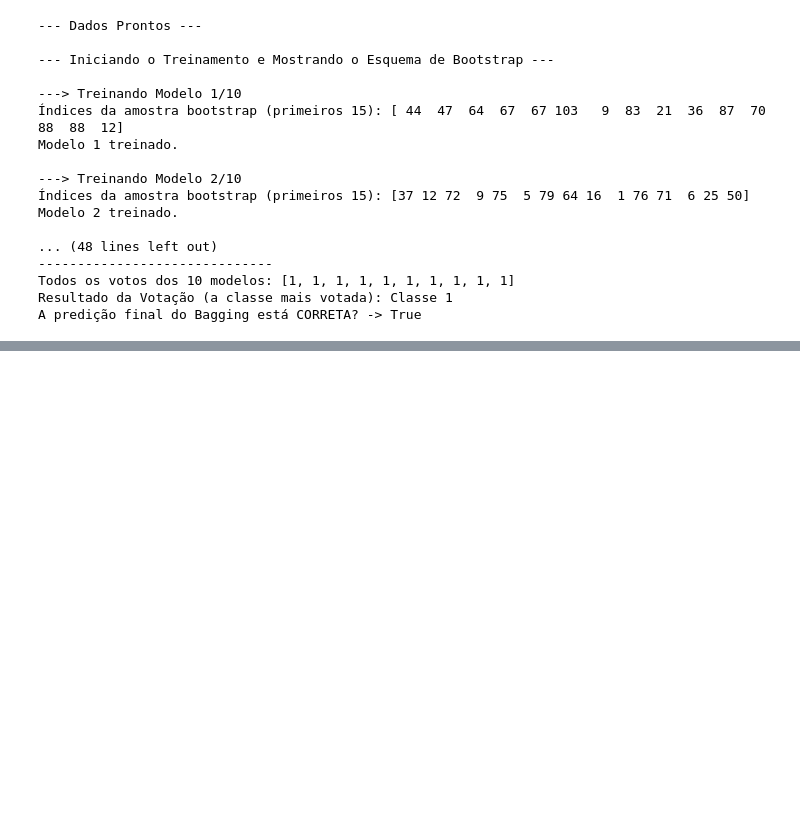
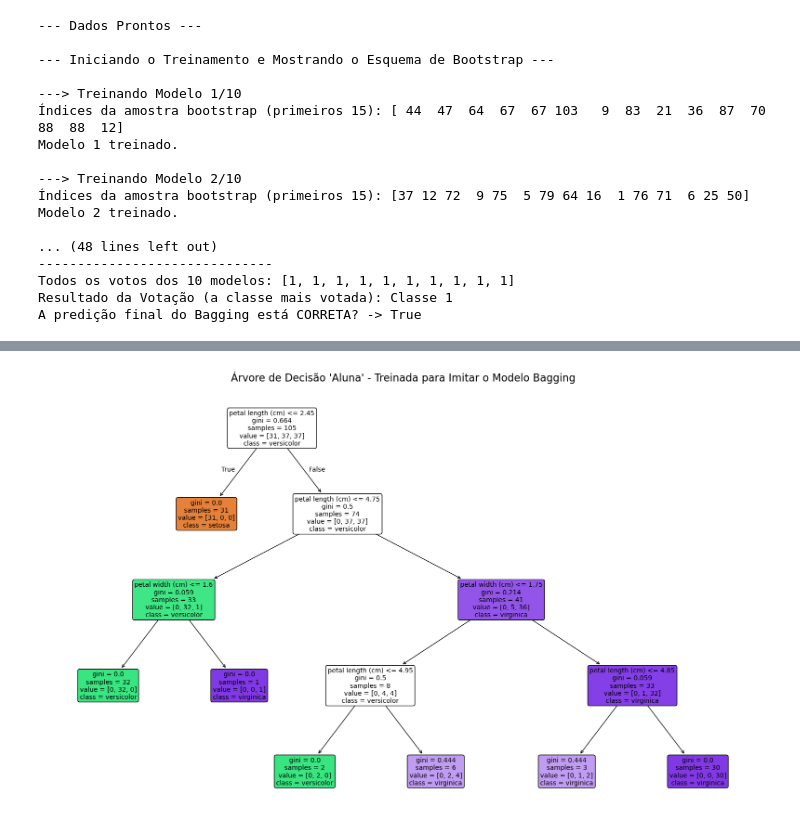
Before and after one commit to THALLERRAN/m23-Combina-o-de-modelos-I-p1, a Jupyter notebook: bagging_pratique.ipynb, the cells around one changed output, grey strips where cells are left out. Cells and saved outputs as stored; diff of their text form; code cells hidden in the pictures; blank space fills up the shorter version.

```diff
--- a/bagging_pratique.ipynb
+++ b/bagging_pratique.ipynb
@@ -138,69 +138,80 @@ Todos os votos dos 10 modelos: [1, 1, 1, 1, 1, 1, 1, 1, 1, 1]
 Resultado da Votação (a classe mais votada): Classe 1
 A predição final do Bagging está CORRETA? -> True
 # %%
-# Importando todas as bibliotecas necessárias de uma vez
 import numpy as np
 import pandas as pd
 from sklearn.datasets import load_iris
 from sklearn.model_selection import train_test_split
 from sklearn.tree import DecisionTreeClassifier
+from sklearn.ensemble import BaggingClassifier
 from sklearn.metrics import accuracy_score
-from scipy.stats import mode
+import matplotlib.pyplot as plt
+from sklearn.tree import plot_tree
 
 # --------------------------------------------------------------------
-# ETAPA 1: PREPARAÇÃO DOS DADOS
+# ETAPA 1: PREPARAÇÃO DOS DADOS (Como antes)
 # --------------------------------------------------------------------
 iris = load_iris()
 X = iris.data
 y = iris.target
 X_train, X_test, y_train, y_test = train_test_split(X, y, test_size=0.3, random_state=42)
-train_df = pd.DataFrame(X_train, columns=iris.feature_names)
-train_df['target'] = y_train
-print("--- Etapa 1: Dados preparados com sucesso! ---")
+print("--- Dados Prontos ---")
+
 
 # --------------------------------------------------------------------
-# ETAPA 2: TREINAMENTO DOS MODELOS (CRIANDO A LISTA 'base_models')
+# ETAPA 2: TREINAR O MODELO BAGGING "PROFESSOR"
 # --------------------------------------------------------------------
-n_estimators = 10
-base_models = [] # A lista é criada aqui!
+# Usaremos o BaggingClassifier do Scikit-learn para ser o nosso "professor"
+bagging_professor = BaggingClassifier(
+    estimator=DecisionTreeClassifier(),
+    n_estimators=100, # Usar mais estimadores para um professor mais robusto
+    random_state=42
+)
+bagging_professor.fit(X_train, y_train)
+print("\n--- Modelo Bagging 'Professor' treinado ---")
 
-print(f"\n--- Etapa 2: Iniciando o treinamento de {n_estimators} modelos... ---")
-for i in range(n_estimators):
-    bootstrap_sample = train_df.sample(frac=1, replace=True, random_state=i)
-    X_sample = bootstrap_sample.iloc[:, :-1].values
-    y_sample = bootstrap_sample.iloc[:, -1].values
+# Obter as previsões do professor para o CONJUNTO DE TREINO
+# Estas serão as respostas que a nossa árvore "aluna" tentará aprender
+y_train_from_bagging = bagging_professor.predict(X_train)
 
-    model = DecisionTreeClassifier(random_state=42)
-    model.fit(X_sample, y_sample)
-    base_models.append(model) # Os modelos são adicionados à lista aqui!
-print("Treinamento concluído. A lista 'base_models' agora existe e está preenchida.")
 
 # --------------------------------------------------------------------
-# ETAPA 3: GERANDO COLUNAS COM A PREVISÃO DE CADA MODELO
+# ETAPA 3: TREINAR A ÁRVORE DE DECISÃO "ALUNA"
 # --------------------------------------------------------------------
-print("\n--- Etapa 3: Gerando a tabela com as previsões em colunas... ---")
+# Criamos uma nova árvore de decisão, que será a nossa "aluna"
+arvore_aluna = DecisionTreeClassifier(random_state=42, max_depth=4) # max_depth para não ficar muito grande
 
-# Criar um dicionário para guardar as previsões
-predictions_dict = {}
+# Treinamos a aluna com os dados de treino (X_train),
+# mas ensinando-a a chegar nas respostas do professor (y_train_from_bagging)
+arvore_aluna.fit(X_train, y_train_from_bagging)
+print("--- Árvore de Decisão 'Aluna' treinada com base no Bagging ---")
 
-# Para cada um dos 10 modelos, fazer previsões para TODO o conjunto de teste
-for i, model in enumerate(base_models): # Agora 'base_models' existe!
-    column_name = f'Modelo_{i+1}'
-    predictions = model.predict(X_test)
-    predictions_dict[column_name] = predictions
 
-# Converter o dicionário em um DataFrame do Pandas
-predictions_df = pd.DataFrame(predictions_dict)
+# --------------------------------------------------------------------
+# ETAPA 4: AVALIAÇÃO E VISUALIZAÇÃO
+# --------------------------------------------------------------------
+# Avaliar a performance no conjunto de teste para comparar
+y_pred_bagging = bagging_professor.predict(X_test)
+y_pred_arvore_aluna = arvore_aluna.predict(X_test)
 
-# Adicionar as colunas de resultado final e valor real
-predictions_df['Predicao_Bagging'] = predictions_df.mode(axis=1)[0].astype(int)
-predictions_df['Valor_Real'] = y_test
+# Para comparação, vamos treinar uma árvore simples original
+arvore_simples = DecisionTreeClassifier(random_state=42, max_depth=4).fit(X_train, y_train)
+y_pred_arvore_simples = arvore_simples.predict(X_test)
 
-# Reordenar as colunas
-final_columns_order = ['Valor_Real', 'Predicao_Bagging'] + [f'Modelo_{i+1}' for i in range(len(base_models))]
-predictions_df = predictions_df[final_columns_order]
+print(f"\nAcurácia do Bagging 'Professor': {accuracy_score(y_test, y_pred_bagging):.4f}")
+print(f"Acurácia da Árvore 'Aluna' (baseada no Bagging): {accuracy_score(y_test, y_pred_arvore_aluna):.4f}")
+print(f"Acurácia de uma Árvore Simples (treinada do zero): {accuracy_score(y_test, y_pred_arvore_simples):.4f}")
 
-# Mostrar as primeiras 10 linhas do DataFrame resultante
-print("\nTabela gerada com sucesso!")
-display(predictions_df.head(10))
+
+# Visualizar a Árvore "Aluna"
+print("\n--- Visualização da Árvore de Decisão 'Aluna' ---")
+plt.figure(figsize=(20, 12))
+plot_tree(arvore_aluna,
+          feature_names=iris.feature_names,
+          class_names=iris.target_names,
+          filled=True,
+          rounded=True,
+          fontsize=10)
+plt.title("Árvore de Decisão 'Aluna' - Treinada para Imitar o Modelo Bagging", fontsize=16)
+plt.show()
 # %% [output]
@@ -225,0 +228 @@ Tabela gerada com sucesso!
+[figure, added]
```
Also changed, not shown: parts of 1 cell of this notebook.
